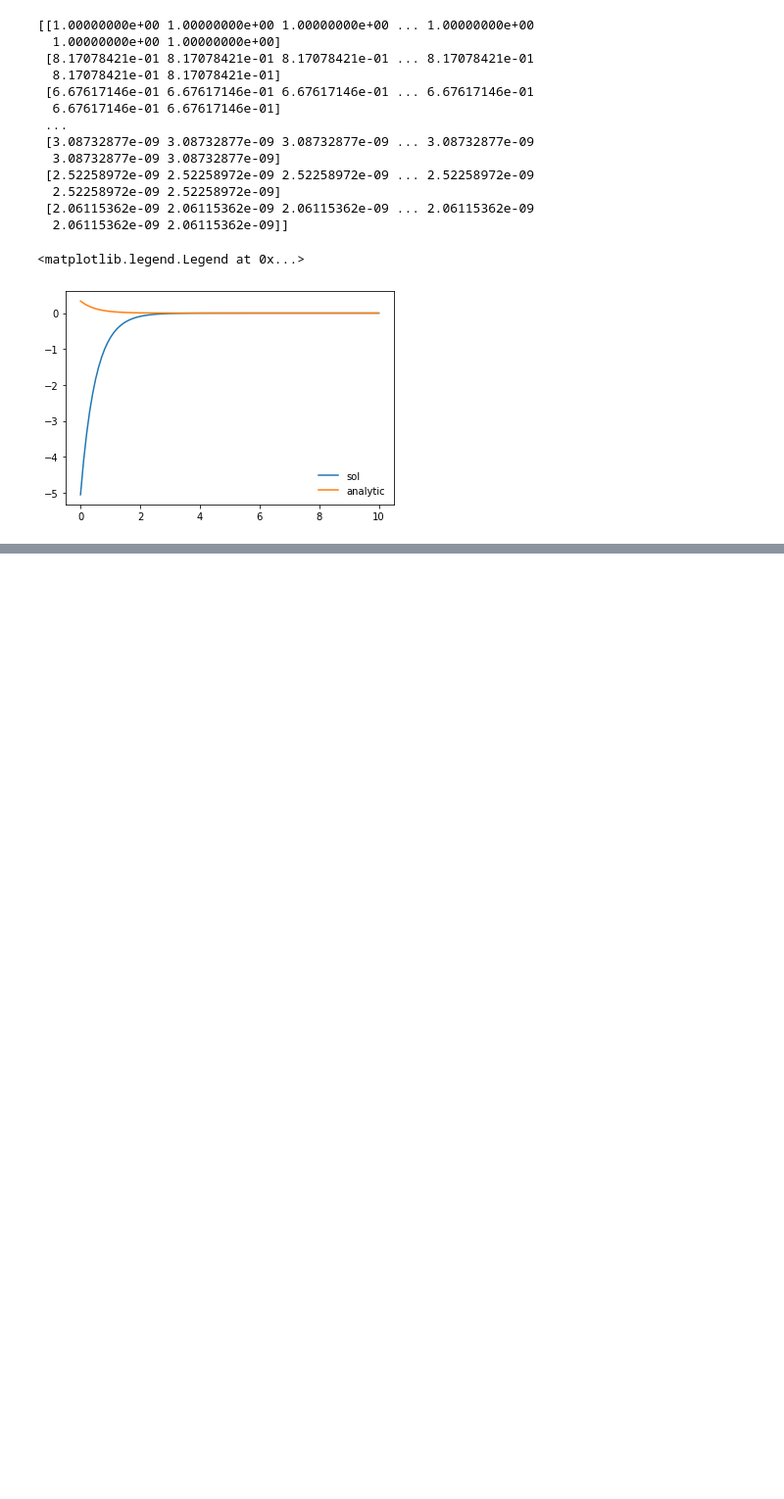
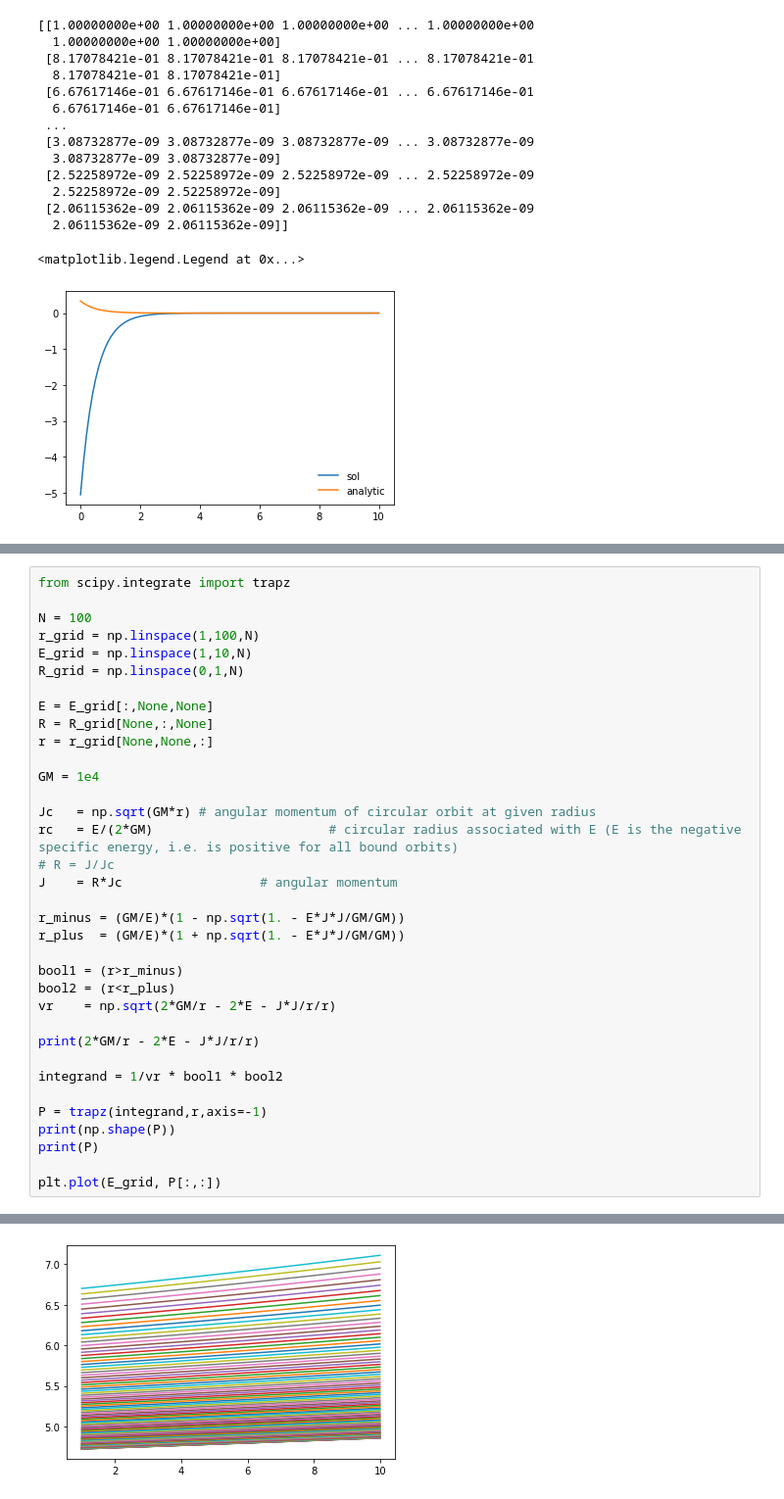
Before and after one commit to nomahen/FokkerPlanck, a Jupyter notebook: cluster_init.ipynb, the cells around one changed output, grey strips where cells are left out. Shown at 98% size. Drawn from its saved outputs; the diff is of its cells as text; blank space fills up the shorter version.

Commit message:
Equation set recalculation-per-timestepped technically implemented, but not tested and likely has bugs. Once we add boundary conditions and initial conditions, we can start testing and debugging.

```diff
--- a/cluster_init.ipynb
+++ b/cluster_init.ipynb
@@ -427,0 +433,36 @@ plt.legend(loc='lower right', frameon=False)
+# %%
+from scipy.integrate import trapz
+
+N = 100
+r_grid = np.linspace(1,100,N)
+E_grid = np.linspace(1,10,N)
+R_grid = np.linspace(0,1,N)
+
+E = E_grid[:,None,None]
+R = R_grid[None,:,None]
+r = r_grid[None,None,:]
+
+GM = 1e4
+
+Jc   = np.sqrt(GM*r) # angular momentum of circular orbit at given radius
+rc   = E/(2*GM)                       # circular radius associated with E (E is the negative specific energy, i.e. is positive for all bound orbits)
+# R = J/Jc
+J    = R*Jc                  # angular momentum
+
+r_minus = (GM/E)*(1 - np.sqrt(1. - E*J*J/GM/GM))
+r_plus  = (GM/E)*(1 + np.sqrt(1. - E*J*J/GM/GM))
+
+bool1 = (r>r_minus)
+bool2 = (r<r_plus)
+vr    = np.sqrt(2*GM/r - 2*E - J*J/r/r)
+
+print(2*GM/r - 2*E - J*J/r/r)
+
+integrand = 1/vr * bool1 * bool2
+
+P = trapz(integrand,r,axis=-1)
+print(np.shape(P))
+print(P)
+
+plt.plot(E_grid, P[:,:])
+# %% [output]
@@ -427,0 +503 @@ plt.legend(loc='lower right', frameon=False)
+[figure, added]
```
Also changed, not shown: parts of 3 cells of this notebook, 3 other files.
